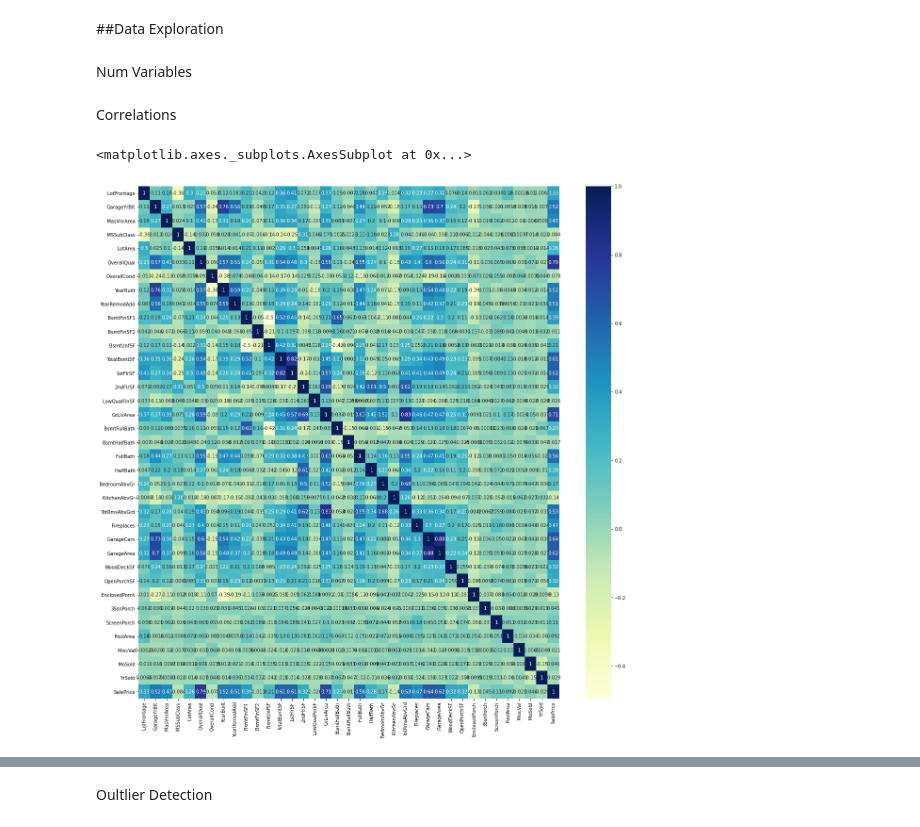
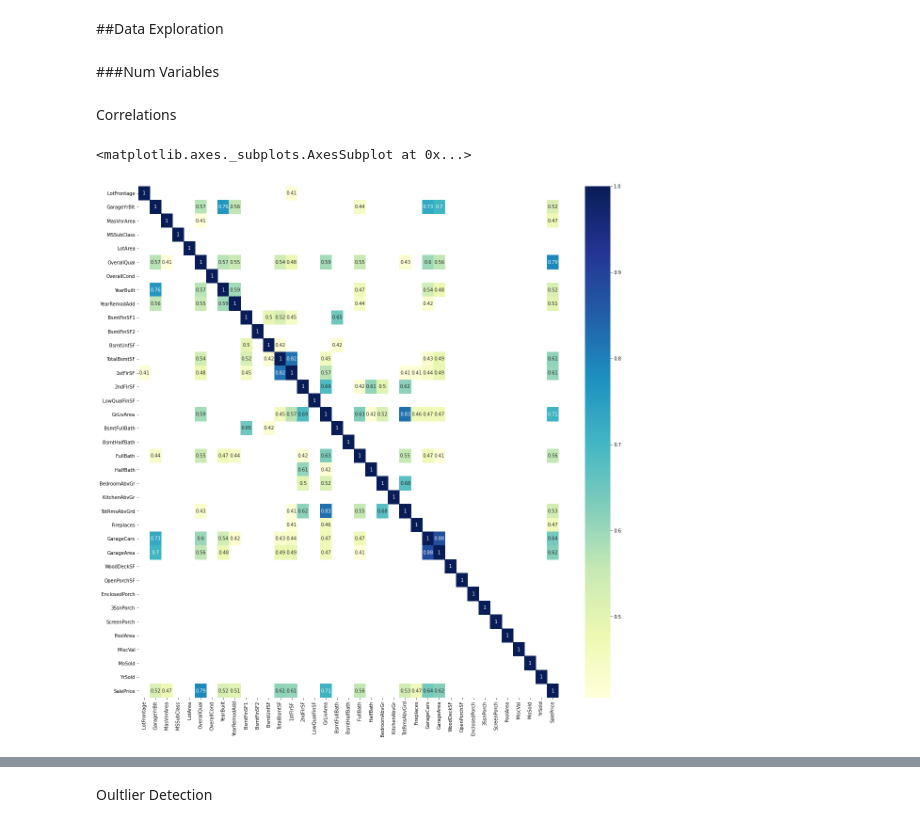
Before and after one commit to tharindatj/Kaggle_competitions, a Jupyter notebook: kaggle_house_prices.ipynb, the cells around one changed output, grey strips where cells are left out. Saved outputs shown, nothing was run; the diff lists cells and outputs as text; code cells hidden in the pictures.

```diff
--- a/kaggle_house_prices.ipynb
+++ b/kaggle_house_prices.ipynb
@@ -174,18 +174,18 @@ dtypes: float64(3), int64(34), object(43)
 memory usage: 963.9+ KB
 # %% [markdown]
 ##Data Exploration
-# %% [markdown]
-Num Variables
+# %% [markdown]
+###Num Variables
 # %% [markdown]
 Correlations
 # %%
 import seaborn as sns
 plt.figure(figsize=(20,20))
-corr_matrix=df_fill.corr()
-sns.heatmap(corr_matrix, cmap='YlGnBu' , annot=True)
+corr_matrix=df_fill.corr().abs()
+sns.heatmap(corr_matrix[corr_matrix>=0.4], cmap='YlGnBu' , annot=True)
 # %% [output]
 <matplotlib.axes._subplots.AxesSubplot at 0x...>
-[figure, old version]
+[figure, new version]
 # %%
 #observations
 
```
Also changed, not shown: parts of 54 cells of this notebook.
